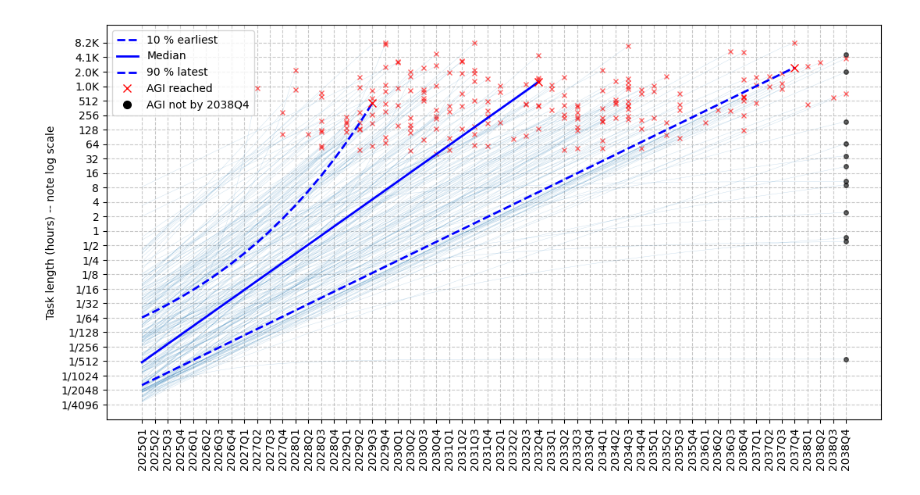
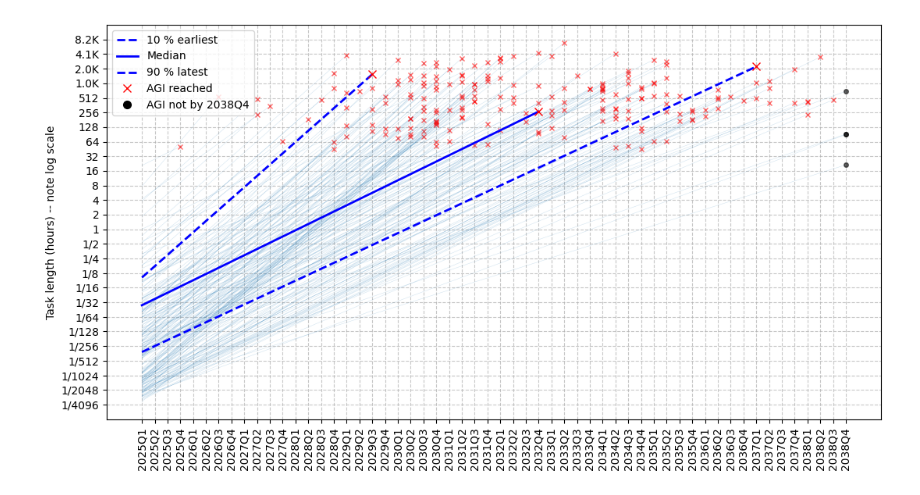
Before and after one commit to whymath/agi_timelines, a Jupyter notebook: Full Timelines Model.ipynb, the cells around one changed output. Saved outputs shown, nothing was run; the diff lists cells and outputs as text; code cells hidden in the pictures.

Commit message:
refactor out acceleration for now (coming back later)

```diff
--- a/Full Timelines Model.ipynb
+++ b/Full Timelines Model.ipynb
@@ -84,15 +33,14 @@ By EOY 2095: 100.0%
 # %%
-plot_exponential_growth(
+samples = plot_exponential_growth(
     doubling_time_days=doubling_time,
     starting_hours=start_task_length,
     agi_task_length=agi_task_length,
     shift=shift,
-    acceleration=acceleration,
     n_quarters=55,
     n_samples=100_000,
     n_traces=200,
     max_task_power=13,
     min_y_power=-15,
 )
 # %% [output]
-[figure, old version]
+[figure, new version]
```
Also changed, not shown: parts of 4 cells of this notebook, 5 other files.
